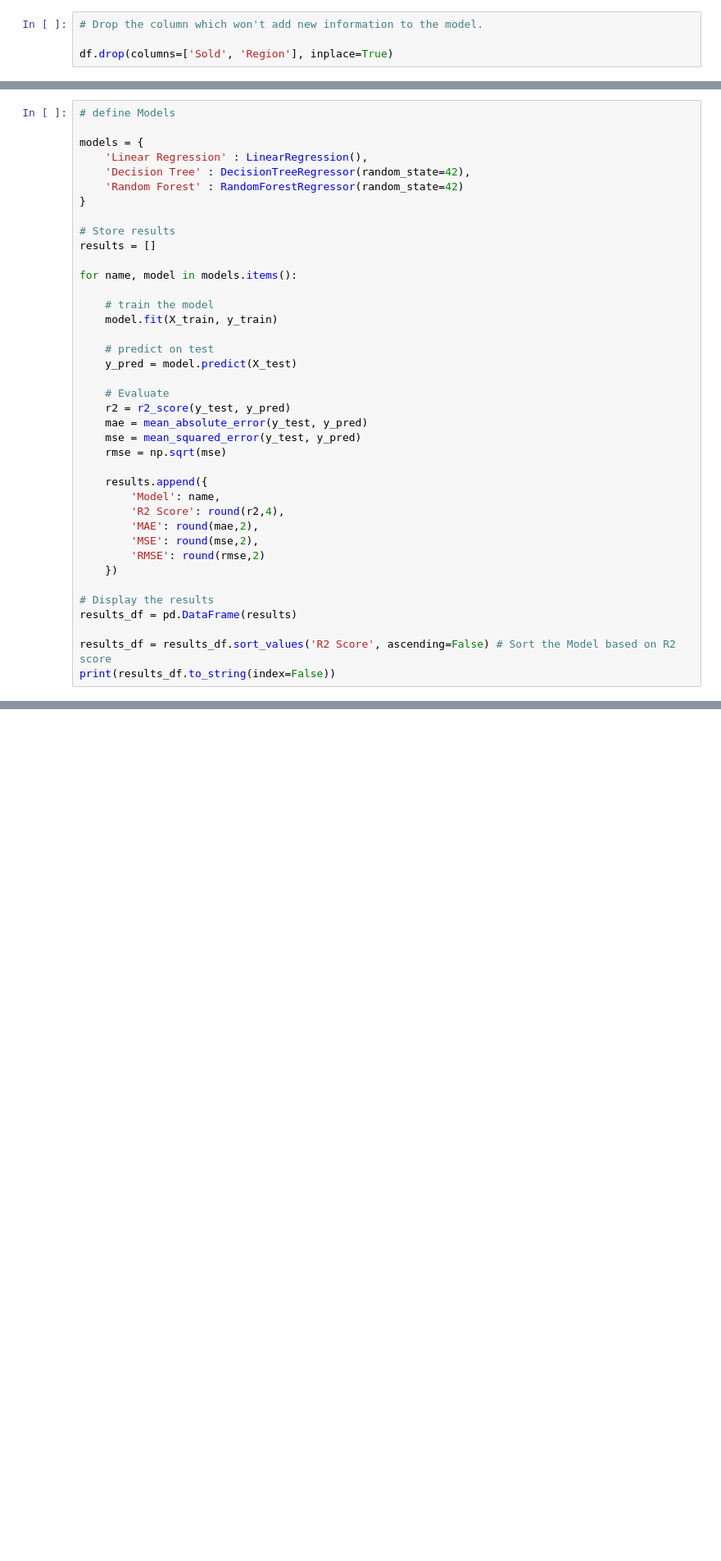
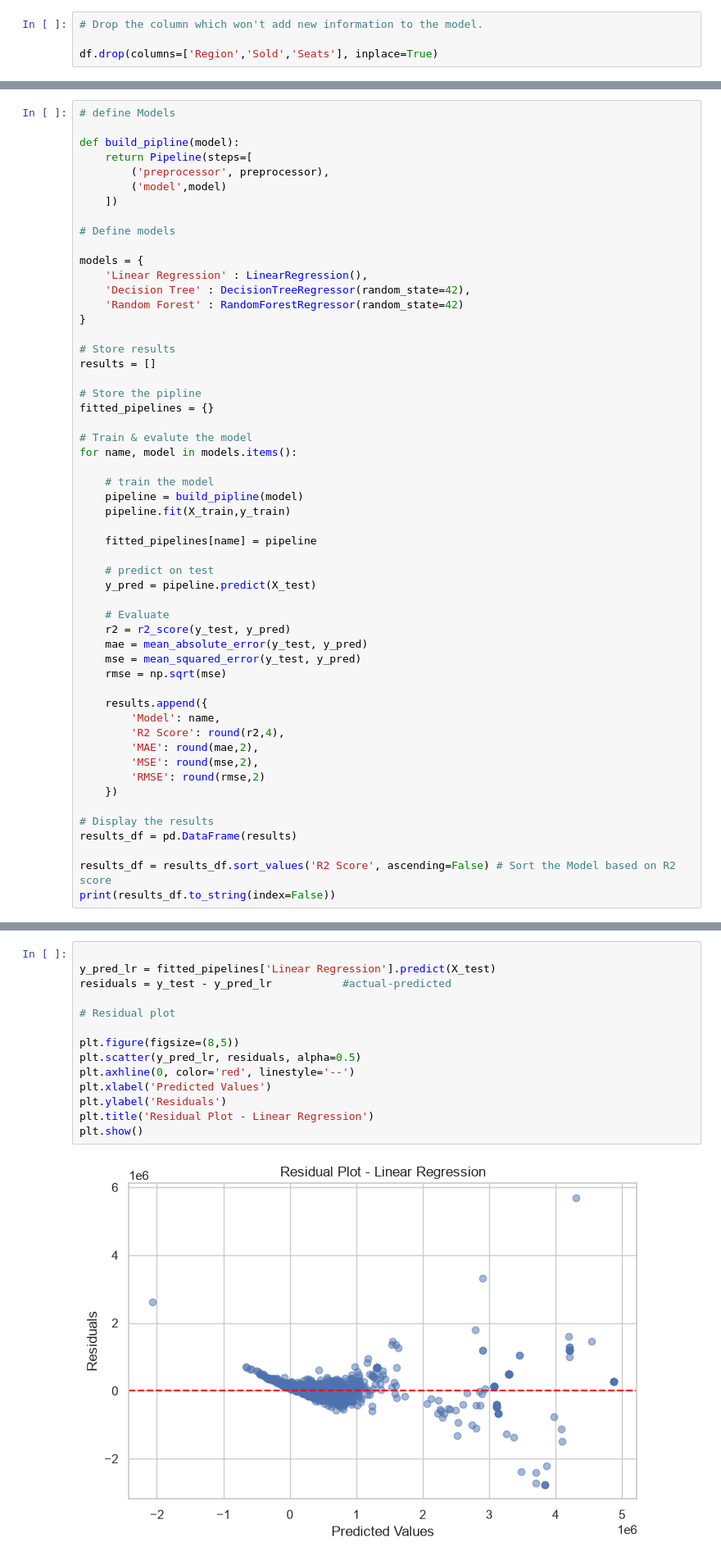
Before and after one commit to Snehil-Raut/Microsoft_AI_Engineering, a Jupyter notebook: Machine_Learning/Bagging_Random_forest/car_price_prediction.ipynb, the cells around one changed output, grey strips where cells are left out. Shown at 82% size. Drawn from its saved outputs; the diff is of its cells as text; blank space fills up the shorter version.

```diff
--- a/Machine_Learning/Bagging_Random_forest/car_price_prediction.ipynb
+++ b/Machine_Learning/Bagging_Random_forest/car_price_prediction.ipynb
@@ -409,7 +448,7 @@ Variance Inflation Factor (VIF):
 # %%
 # Drop the column which won't add new information to the model.
 
-df.drop(columns=['Sold', 'Region'], inplace=True)
+df.drop(columns=['Region','Sold','Seats'], inplace=True)
 # %%
 df.head()
 # %% [output]
@@ -557,6 +531,14 @@ X_test # after scaling
 3. Random Forest Regressor
 # %%
 # define Models
+
+def build_pipline(model):
+    return Pipeline(steps=[
+        ('preprocessor', preprocessor),
+        ('model',model)
+    ])
+
+# Define models
 
 models = {
     'Linear Regression' : LinearRegression(),
@@ -567,13 +549,20 @@ models = {
 # Store results
 results = []
 
+# Store the pipline
+fitted_pipelines = {}
+
+# Train & evalute the model
 for name, model in models.items():
 
     # train the model
-    model.fit(X_train, y_train)
+    pipeline = build_pipline(model)
+    pipeline.fit(X_train,y_train)
+
+    fitted_pipelines[name] = pipeline
 
     # predict on test
-    y_pred = model.predict(X_test)
+    y_pred = pipeline.predict(X_test)
 
     # Evaluate
     r2 = r2_score(y_test, y_pred)
@@ -624,0 +591,16 @@ plt.show()
+# %%
+
+y_pred_lr = fitted_pipelines['Linear Regression'].predict(X_test)
+residuals = y_test - y_pred_lr           #actual-predicted
+
+# Residual plot
+
+plt.figure(figsize=(8,5))
+plt.scatter(y_pred_lr, residuals, alpha=0.5)
+plt.axhline(0, color='red', linestyle='--')
+plt.xlabel('Predicted Values')
+plt.ylabel('Residuals')
+plt.title('Residual Plot - Linear Regression')
+plt.show()
+# %% [output]
+[figure, added]
```
Also changed, not shown: parts of 45 cells of this notebook, 1 other file.
